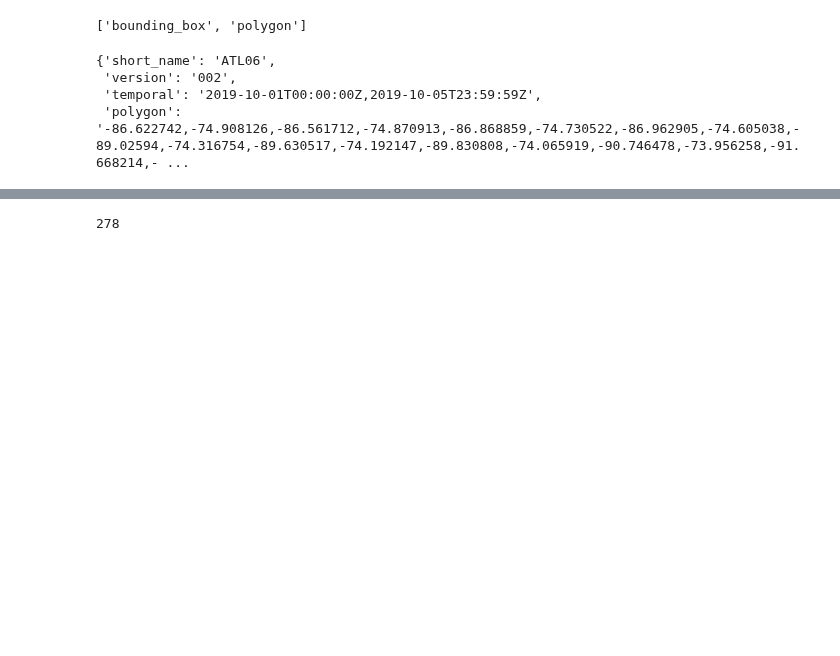
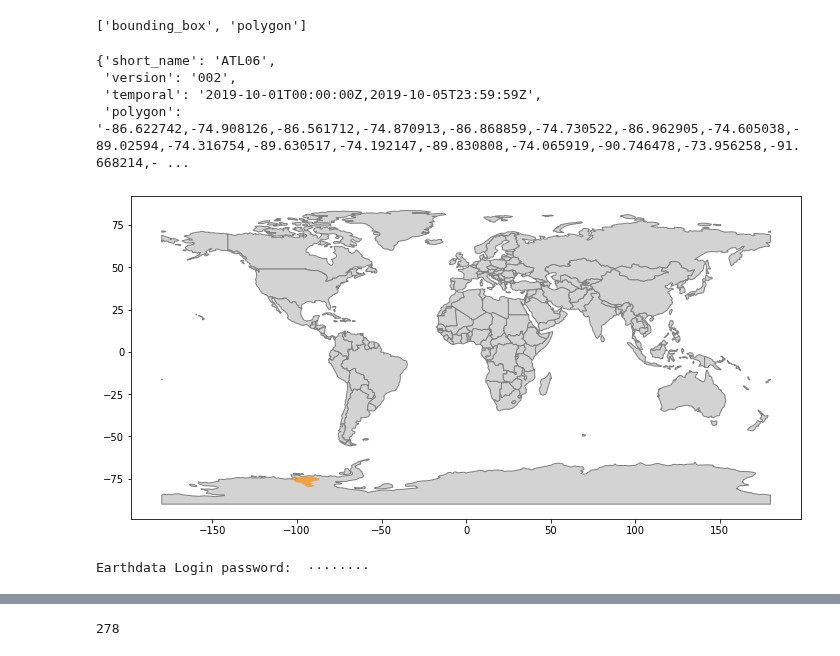
Before and after one commit to icesat2py/icepyx, a Jupyter notebook: doc/source/dev-notebooks/ICESat-2_DAAC_DataAccess_working.ipynb, the cells around one changed output, grey strips where cells are left out. Saved outputs shown, nothing was run; the diff lists cells and outputs as text; code cells hidden in the pictures; blank space fills up the shorter version.

Commit message:
ongoing exploration to figure out NSIDC subsetter error -6

```diff
--- a/doc/source/dev-notebooks/ICESat-2_DAAC_DataAccess_working.ipynb
+++ b/doc/source/dev-notebooks/ICESat-2_DAAC_DataAccess_working.ipynb
@@ -385,0 +322,8 @@ region_p.CMRparams
+# %%
+region_t.visualize_spatial_extent()
+# %% [output]
+[figure, added]
+# %%
+region_t.earthdata_login('jessica.scheick','jessica.scheick@maine.edu')
+# %% [output]
+Earthdata Login password:  ········
```
Also changed, not shown: parts of 88 cells of this notebook.
